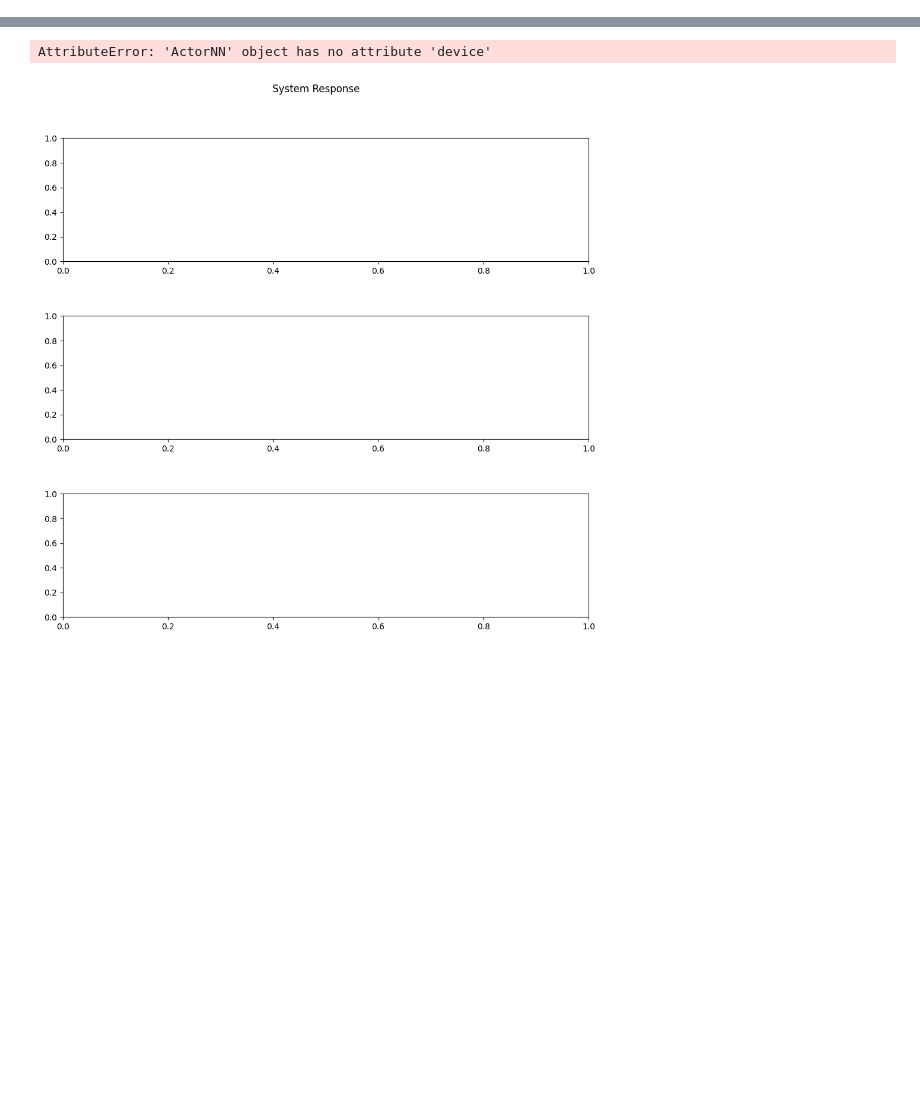
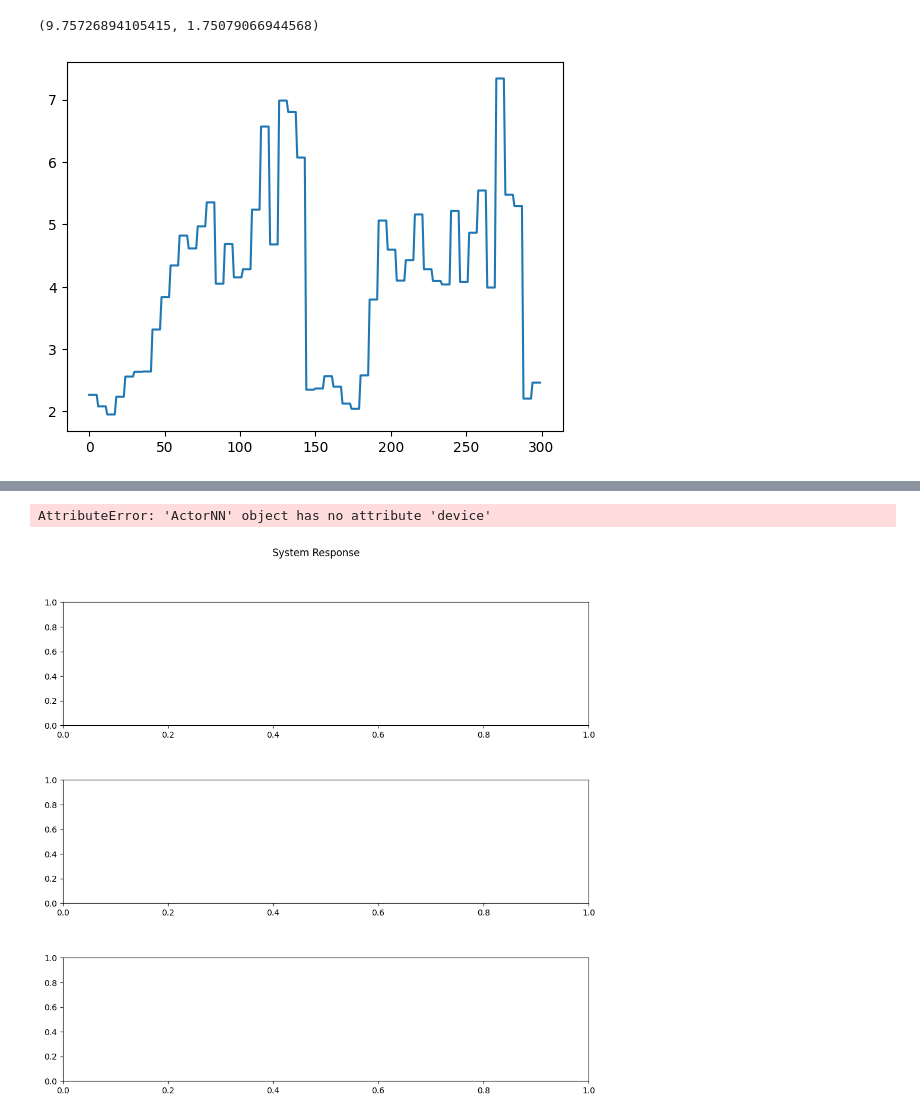
Before and after one commit to Claudio-zb/RL_WEF_MS, a Jupyter notebook: proando.ipynb, the cells around one changed output, grey strips where cells are left out. Saved outputs shown, nothing was run; the diff lists cells and outputs as text; code cells hidden in the pictures; blank space fills up the shorter version.

```diff
--- a/proando.ipynb
+++ b/proando.ipynb
@@ -11,0 +27,8 @@ TypeError: can't convert cuda:0 device type tensor to numpy. Use Tensor.cpu() to
+# %%
+plt.plot(power_demanded[0:300]) # kW
+max_power_d = power_demanded.max()
+min_power_d = power_demanded.min()
+max_power_d, min_power_d
+# %% [output]
+(9.75726894105415, 1.75079066944568)
+[figure, added]
```
Also changed, not shown: parts of 9 cells of this notebook, 6 other files.
